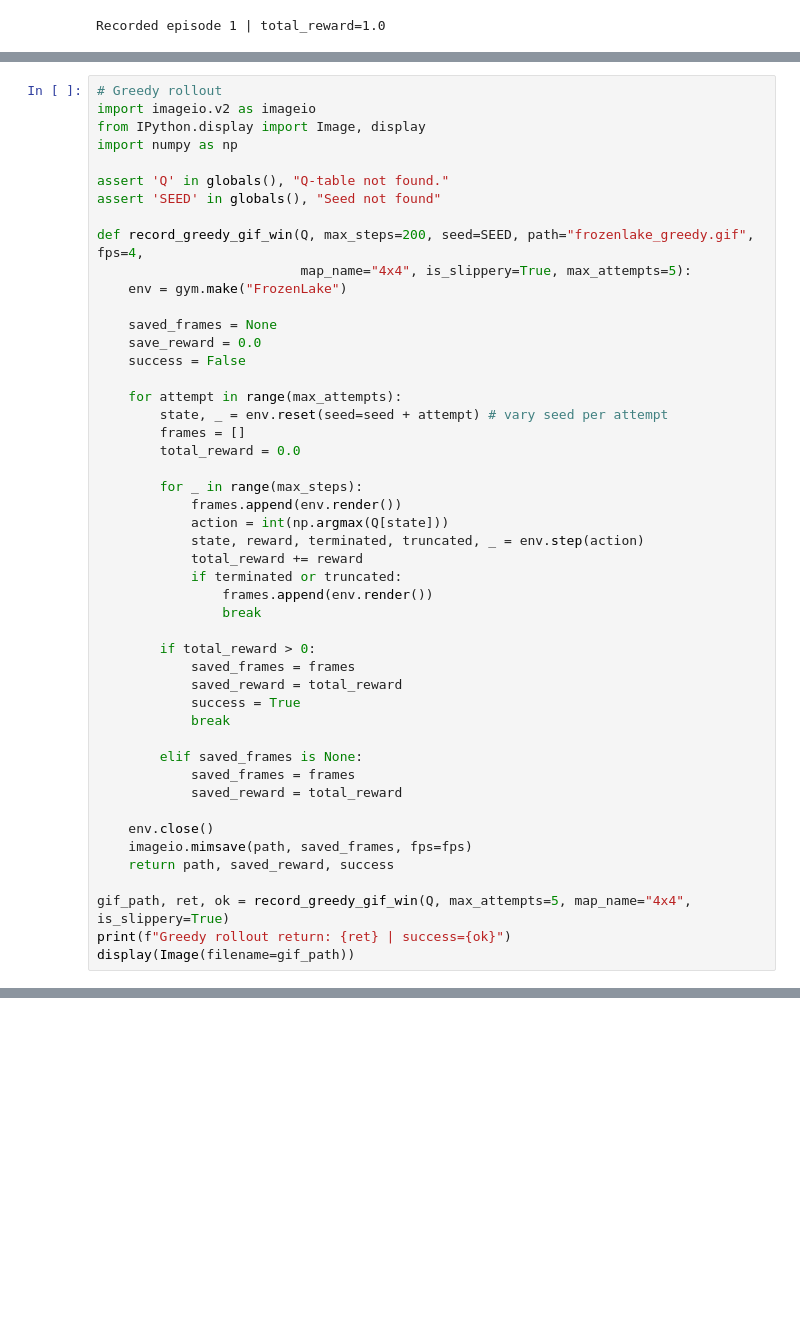
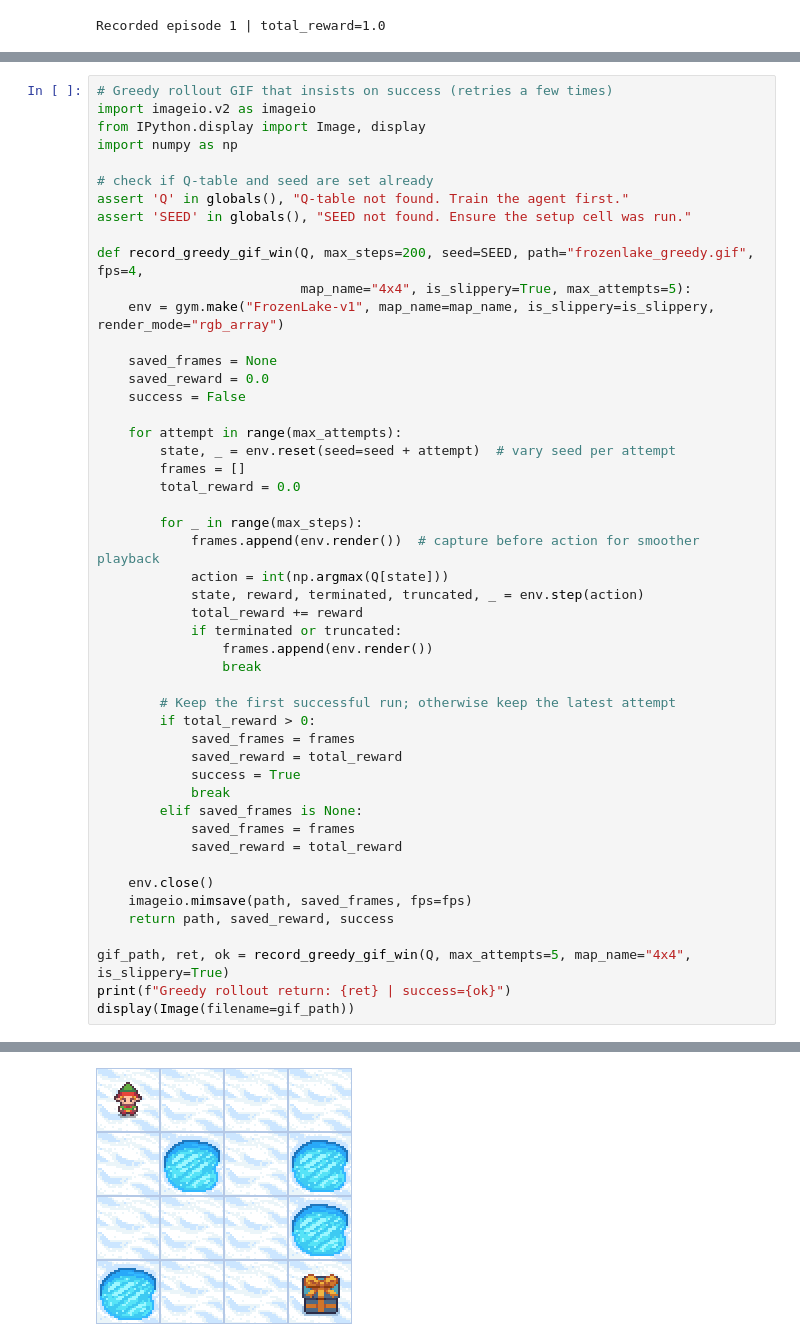
Before and after one commit to riff-raff-17/TTA-Class-Files, a Jupyter notebook: 2025 Term 4/L4308T3 - Sat/session_6.ipynb, the cells around one changed output, grey strips where cells are left out. Saved outputs shown, nothing was run; the diff lists cells and outputs as text; blank space fills up the shorter version.

Commit message:
frozen lake

```diff
--- a/2025 Term 4/L4308T3 - Sat/session_6.ipynb
+++ b/2025 Term 4/L4308T3 - Sat/session_6.ipynb
@@ -234,29 +234,30 @@ display(Video(str(latest_video), embed=True, width=480))
 # %% [output]
 [interactive output not drawn]
 # %%
-# Greedy rollout
+# Greedy rollout GIF that insists on success (retries a few times)
 import imageio.v2 as imageio
 from IPython.display import Image, display
 import numpy as np
 
-assert 'Q' in globals(), "Q-table not found."
-assert 'SEED' in globals(), "Seed not found"
+# check if Q-table and seed are set already
+assert 'Q' in globals(), "Q-table not found. Train the agent first."
+assert 'SEED' in globals(), "SEED not found. Ensure the setup cell was run."
 
 def record_greedy_gif_win(Q, max_steps=200, seed=SEED, path="frozenlake_greedy.gif", fps=4,
                           map_name="4x4", is_slippery=True, max_attempts=5):
-    env = gym.make("FrozenLake")
+    env = gym.make("FrozenLake-v1", map_name=map_name, is_slippery=is_slippery, render_mode="rgb_array")
 
     saved_frames = None
-    save_reward = 0.0
+    saved_reward = 0.0
     success = False
 
     for attempt in range(max_attempts):
-        state, _ = env.reset(seed=seed + attempt) # vary seed per attempt
+        state, _ = env.reset(seed=seed + attempt)  # vary seed per attempt
         frames = []
         total_reward = 0.0
 
         for _ in range(max_steps):
-            frames.append(env.render())
+            frames.append(env.render())  # capture before action for smoother playback
             action = int(np.argmax(Q[state]))
             state, reward, terminated, truncated, _ = env.step(action)
             total_reward += reward
@@ -264,12 +265,12 @@ def record_greedy_gif_win(Q, max_steps=200, seed=SEED, path="frozenlake_greedy.g
                 frames.append(env.render())
                 break
 
+        # Keep the first successful run; otherwise keep the latest attempt
         if total_reward > 0:
             saved_frames = frames
             saved_reward = total_reward
             success = True
             break
-
         elif saved_frames is None:
             saved_frames = frames
             saved_reward = total_reward
@@ -281,3 +282,4 @@ def record_greedy_gif_win(Q, max_steps=200, seed=SEED, path="frozenlake_greedy.g
 gif_path, ret, ok = record_greedy_gif_win(Q, max_attempts=5, map_name="4x4", is_slippery=True)
 print(f"Greedy rollout return: {ret} | success={ok}")
 display(Image(filename=gif_path))
+# %% [output]
@@ -283,0 +287 @@ display(Image(filename=gif_path))
+[figure, added]
```
Also changed, not shown: parts of 3 cells of this notebook, 2 other files.
